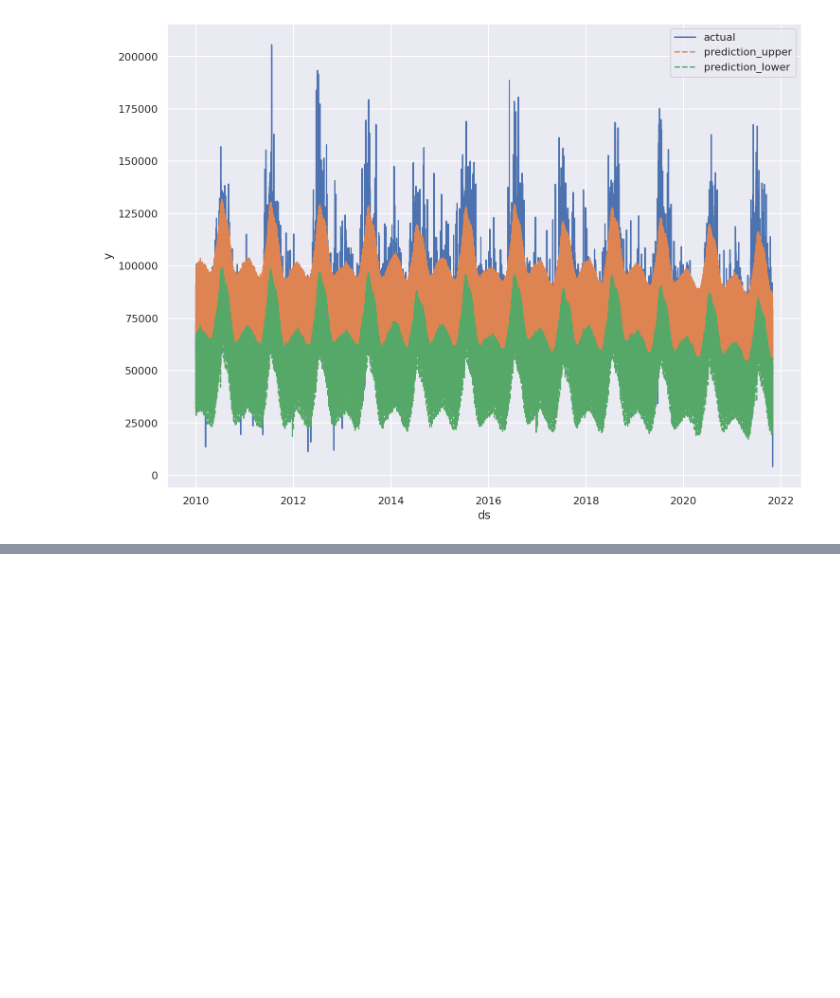
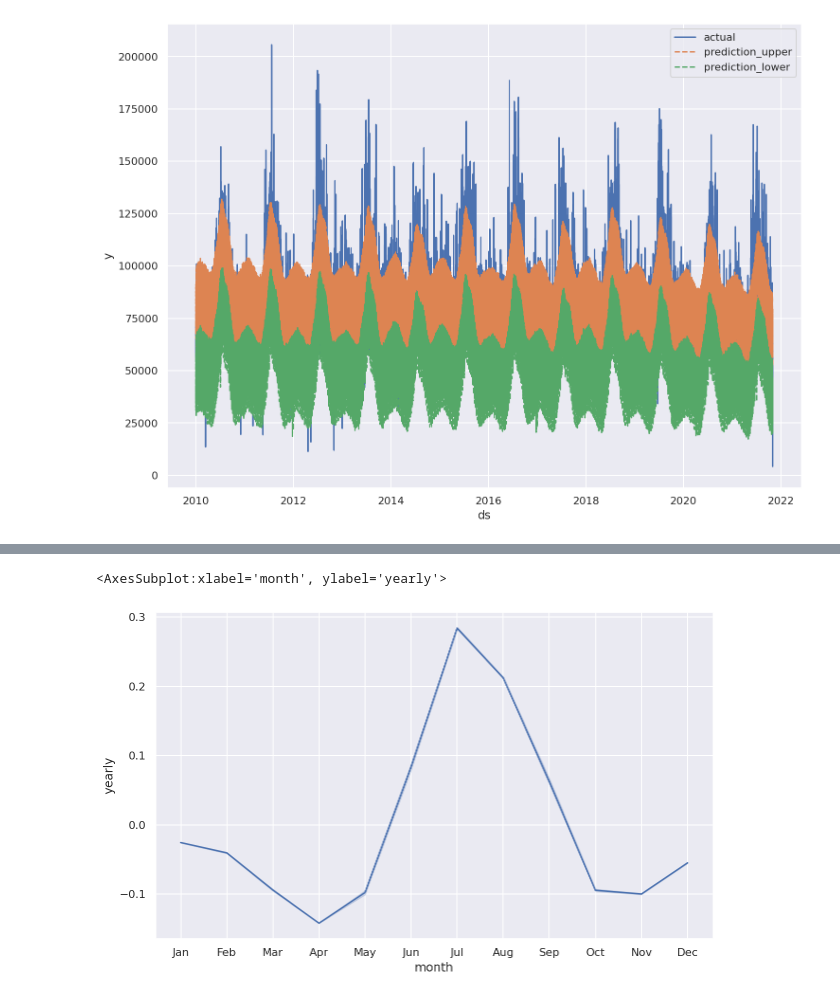
Before and after one commit to Sapphirine/202112-8-Search-for-Connection-Energy-Demand-Twitter-Trending-Topics, a Jupyter notebook: notebooks/12-forecast_results_charts.ipynb, the cells around one changed output, grey strips where cells are left out. Saved outputs shown, nothing was run; the diff lists cells and outputs as text; code cells hidden in the pictures; blank space fills up the shorter version.

```diff
--- a/notebooks/12-forecast_results_charts.ipynb
+++ b/notebooks/12-forecast_results_charts.ipynb
@@ -75,0 +109,11 @@ sns.lineplot(data=plot_df, x='ds', y='yhat_lower', linestyle='--', label='predic
+# %%
+# Columns ds, yearly
+plot_df = test_df[['ds', 'yearly']]
+plot_df = plot_df[(plot_df['ds']<str(plot_df['ds'].min().year+1))]
+plot_df['month'] = plot_df['ds'].dt.strftime('%b')
+
+plt.figure(figsize=(10,6))
+sns.lineplot(data=plot_df, x='month', y='yearly')
+# %% [output]
+<AxesSubplot:xlabel='month', ylabel='yearly'>
+[figure, added]
```
Also changed, not shown: parts of 21 cells of this notebook, 2 other files.
